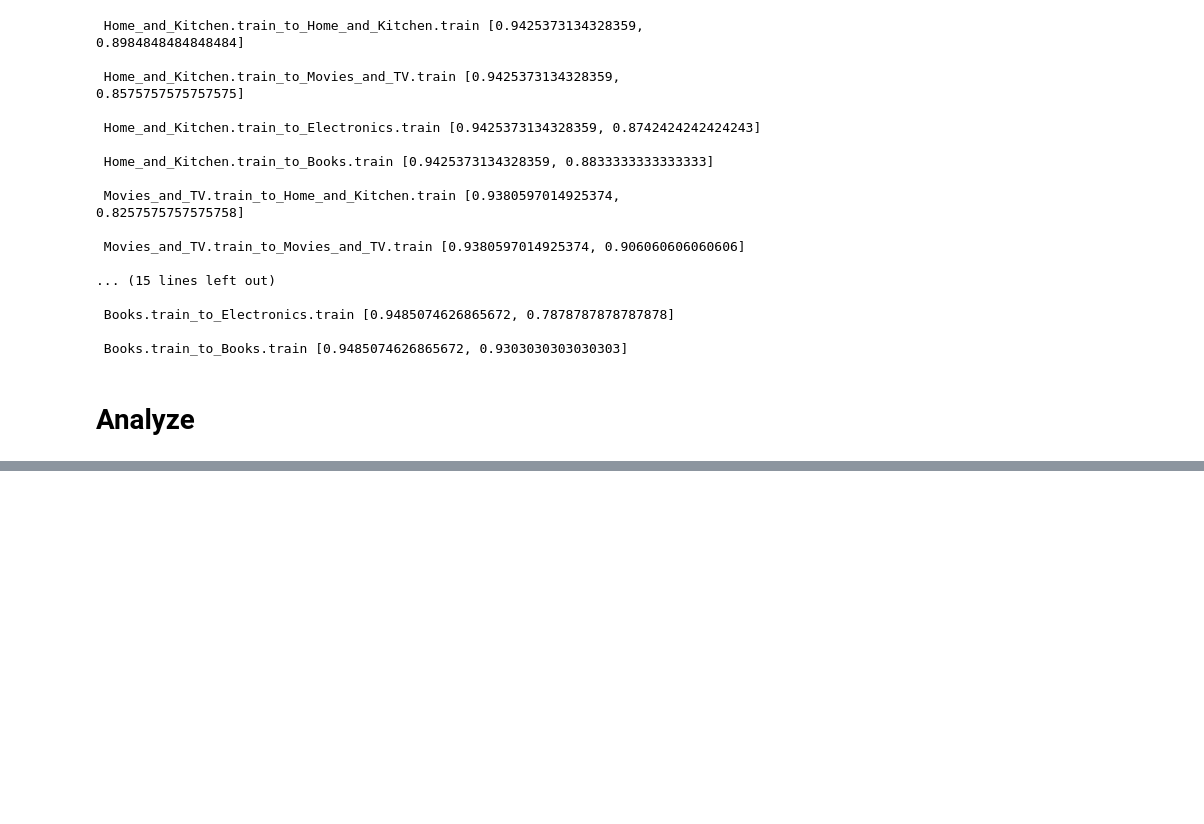
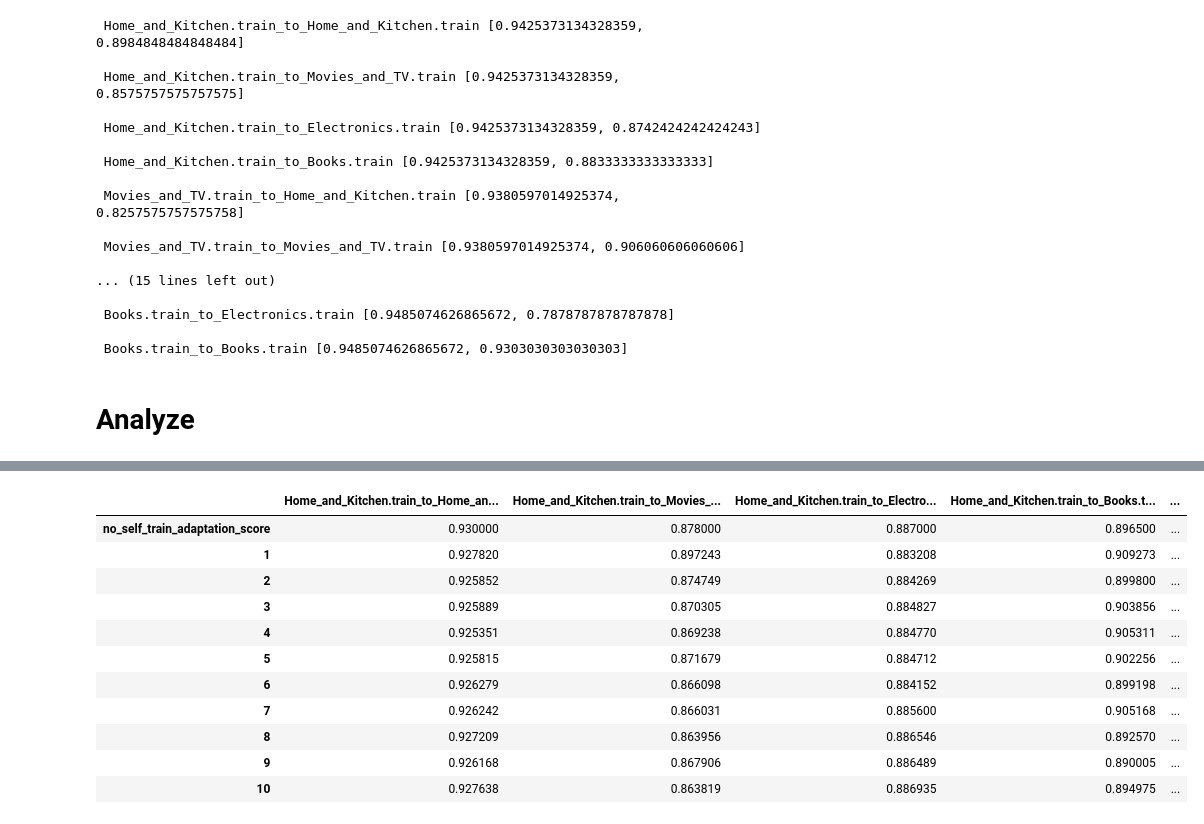
Before and after one commit to zycalice/domain-adaptation-nlp, a Jupyter notebook: notebooks/sentiment_analysis_exps.ipynb, the cells around one changed output, grey strips where cells are left out. Drawn from its saved outputs; the diff is of its cells as text; code cells hidden in the pictures; blank space fills up the shorter version.

```diff
--- a/notebooks/sentiment_analysis_exps.ipynb
+++ b/notebooks/sentiment_analysis_exps.ipynb
@@ -1151,0 +1203,7 @@ files = ['accuracies_ti_amazon_conf1_c0.1.json', 'accuracies_ti_amazon_conf1_c0.
+# %%
+g = 4
+fs0025 = {}
+for k in all_results[g]:
+    print(k)
+    fs0025[k] = take_last_acc(all_results[g][k])
+#     print(take_last_acc(all_results[g][k]))
@@ -1151,0 +1242,15 @@ files = ['accuracies_ti_amazon_conf1_c0.1.json', 'accuracies_ti_amazon_conf1_c0.
+# %%
+pd.DataFrame.from_dict(fs0025)
+# %% [output]
+|  | Home_and_Kitchen.train_to_Home_an... | Home_and_Kitchen.train_to_Movies_... | Home_and_Kitchen.train_to_Electro... | Home_and_Kitchen.train_to_Books.t... | ... |
+| no_self_train_adaptation_score | 0.930000 | 0.878000 | 0.887000 | 0.896500 | ... |
+| 1 | 0.927820 | 0.897243 | 0.883208 | 0.909273 | ... |
+| 2 | 0.925852 | 0.874749 | 0.884269 | 0.899800 | ... |
+| 3 | 0.925889 | 0.870305 | 0.884827 | 0.903856 | ... |
+| 4 | 0.925351 | 0.869238 | 0.884770 | 0.905311 | ... |
+| 5 | 0.925815 | 0.871679 | 0.884712 | 0.902256 | ... |
+| 6 | 0.926279 | 0.866098 | 0.884152 | 0.899198 | ... |
+| 7 | 0.926242 | 0.866031 | 0.885600 | 0.905168 | ... |
+| 8 | 0.927209 | 0.863956 | 0.886546 | 0.892570 | ... |
+| 9 | 0.926168 | 0.867906 | 0.886489 | 0.890005 | ... |
+| 10 | 0.927638 | 0.863819 | 0.886935 | 0.894975 | ... |
```
Also changed, not shown: parts of 7 cells of this notebook, 4 other files.
